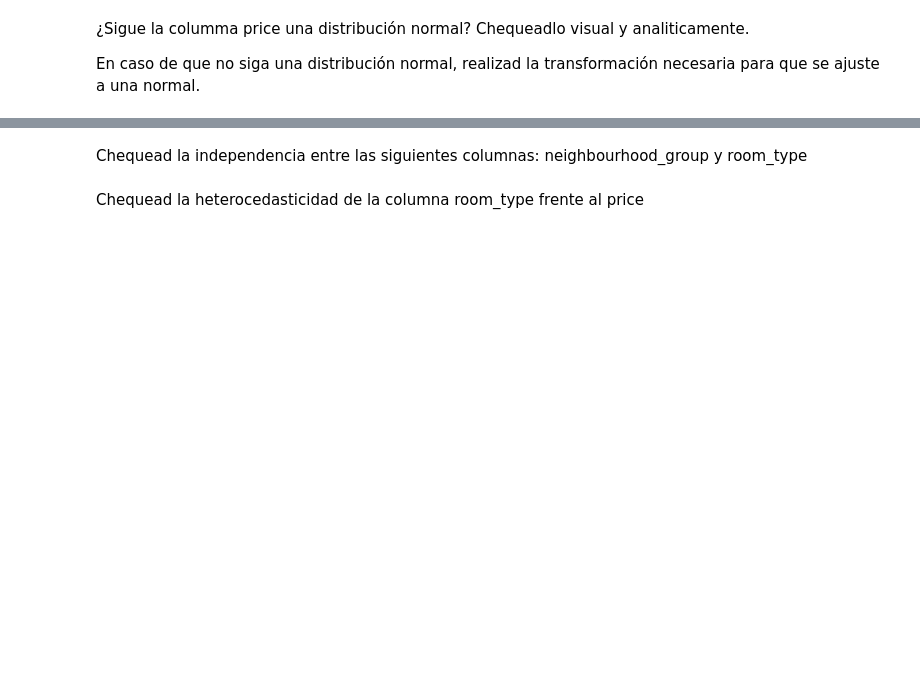
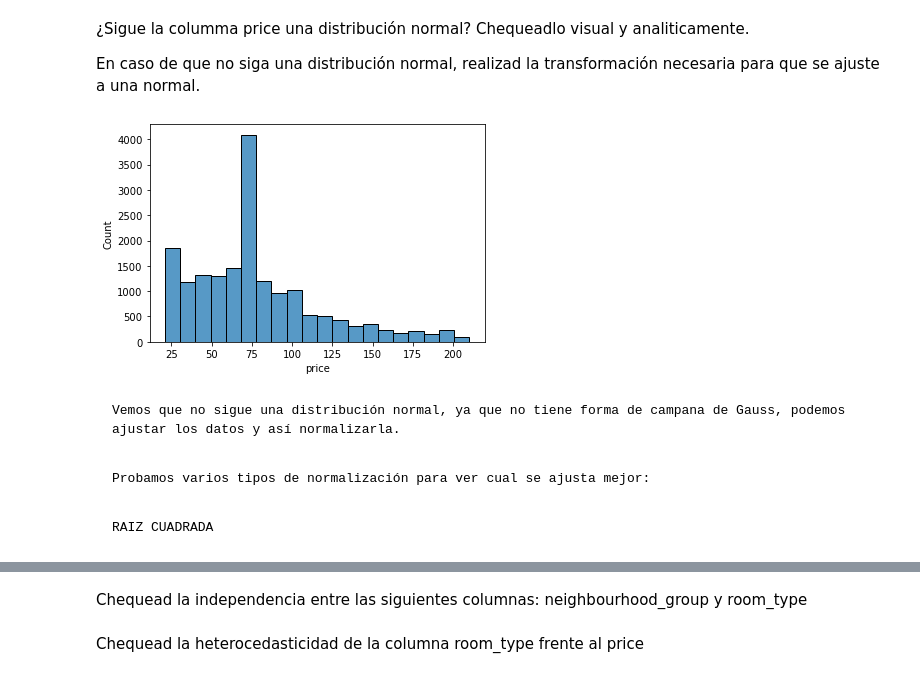
Before and after one commit to Adalab/Adalab-DA-promo-A-module-3-pairprog-3-pair-4-Alicia-Lidia, a Jupyter notebook: Test Estadísticos/test estadisticos 3/Pair estadisticos 3.ipynb, the cells around one changed output, grey strips where cells are left out. Cells and saved outputs as stored; diff of their text form; code cells hidden in the pictures; blank space fills up the shorter version.

```diff
--- a/Test Estadísticos/test estadisticos 3/Pair estadisticos 3.ipynb
+++ b/Test Estadísticos/test estadisticos 3/Pair estadisticos 3.ipynb
@@ -30,3 +132,13 @@ Chequead los outliers y haced la gestión de ellos, como aprendimos en las lecci
 ¿Sigue la columma price una distribución normal? Chequeadlo visual y analiticamente.
 
 En caso de que no siga una distribución normal, realizad la transformación necesaria para que se ajuste a una normal.
+# %%
+sns.histplot(df["price"], bins=20);
+# %% [output]
+[figure, added]
+# %% [markdown]
+    Vemos que no sigue una distribución normal, ya que no tiene forma de campana de Gauss, podemos ajustar los datos y así normalizarla.
+# %% [markdown]
+    Probamos varios tipos de normalización para ver cual se ajusta mejor:
+# %% [markdown]
+    RAIZ CUADRADA
```
Also changed, not shown: parts of 26 cells of this notebook.
